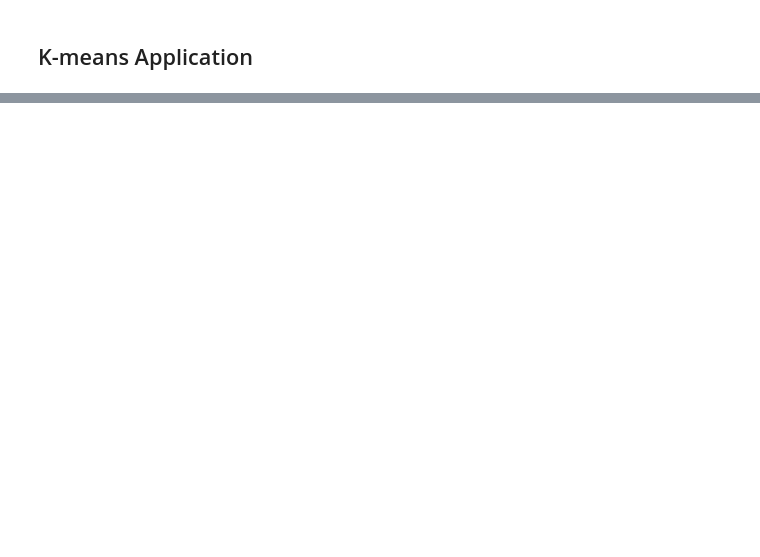
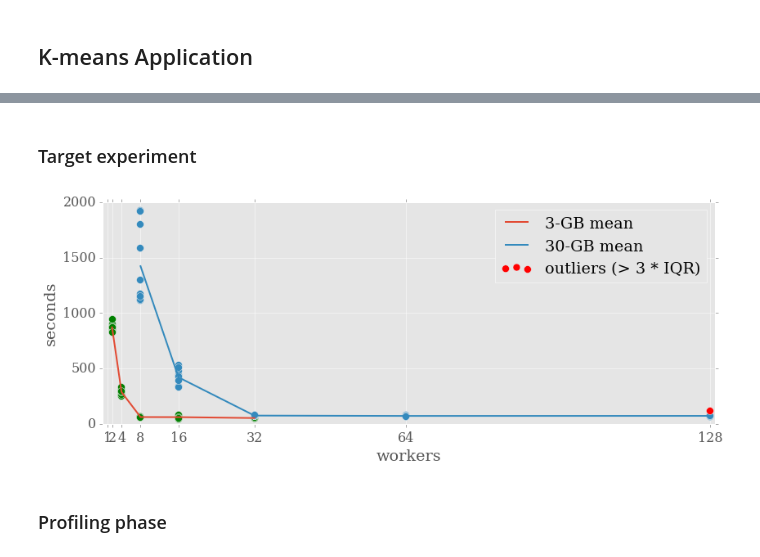
Before and after one commit to cemsbr/phd_notebook, a Jupyter notebook: HiBench.ipynb, the cells around one changed output, grey strips where cells are left out. Drawn from its saved outputs; the diff is of its cells as text; code cells hidden in the pictures; blank space fills up the shorter version.

```diff
--- a/HiBench.ipynb
+++ b/HiBench.ipynb
@@ -163,0 +387,8 @@ plt.show()
+# %%
+# dfk = DF for K-means clustering
+dfk = df_all[df_all.application.str.startswith('DenseKMeans')].drop('application', axis=1)
+
+input2samples(dfk)
+
+print('{:d} outliers:'.format(dfk.outlier.sum()))
+dfk[dfk.outlier].drop('outlier', axis=1).groupby(['input','workers']).agg(np.size)
@@ -163,0 +424,31 @@ plt.show()
+# %% [markdown]
+###  Target experiment
+# %%
+# 8M samples
+df_plot = dfk[dfk.input == 8192][['workers', 'seconds']]
+ax = df_plot.plot.scatter('workers', 'seconds', legend=False, s=80, color='g', figsize=(12, 5))
+df_plot.groupby('workers').mean().plot(ax=ax)
+
+# 16M samples
+df_16 = dfk[dfk.input == 16384]
+df_plot = df_16[['workers', 'seconds']]
+is_outlier = df_16['outlier']
+df_plot[~is_outlier].plot.scatter('workers', 'seconds', s=80, legend=False, ax=ax)
+df_plot[~is_outlier].groupby('workers').mean().plot(ax=ax)
+# Outliers
+df_plot[is_outlier].plot.scatter('workers', 'seconds', label='outliers', s=80, ax=ax, color='r', ylim=(0, 2000))
+
+ax.set_xticks([2**i for i in range(0, 8)])
+ax.set_xlim(0, 129)
+handles, _ = ax.get_legend_handles_labels()
+plt.legend(handles, ['3-GB mean', '30-GB mean', 'outliers (> 3 * IQR)'])
+
+plt.tight_layout()
+#plt.savefig('/tmp/img/kmeans.pdf')
+
+
+del df_plot, is_outlier, ax, handles, df_16
+# %% [output]
+[figure, added]
+# %% [markdown]
+### Profiling phase
```
Also changed, not shown: parts of 52 cells of this notebook, 2 other files.
